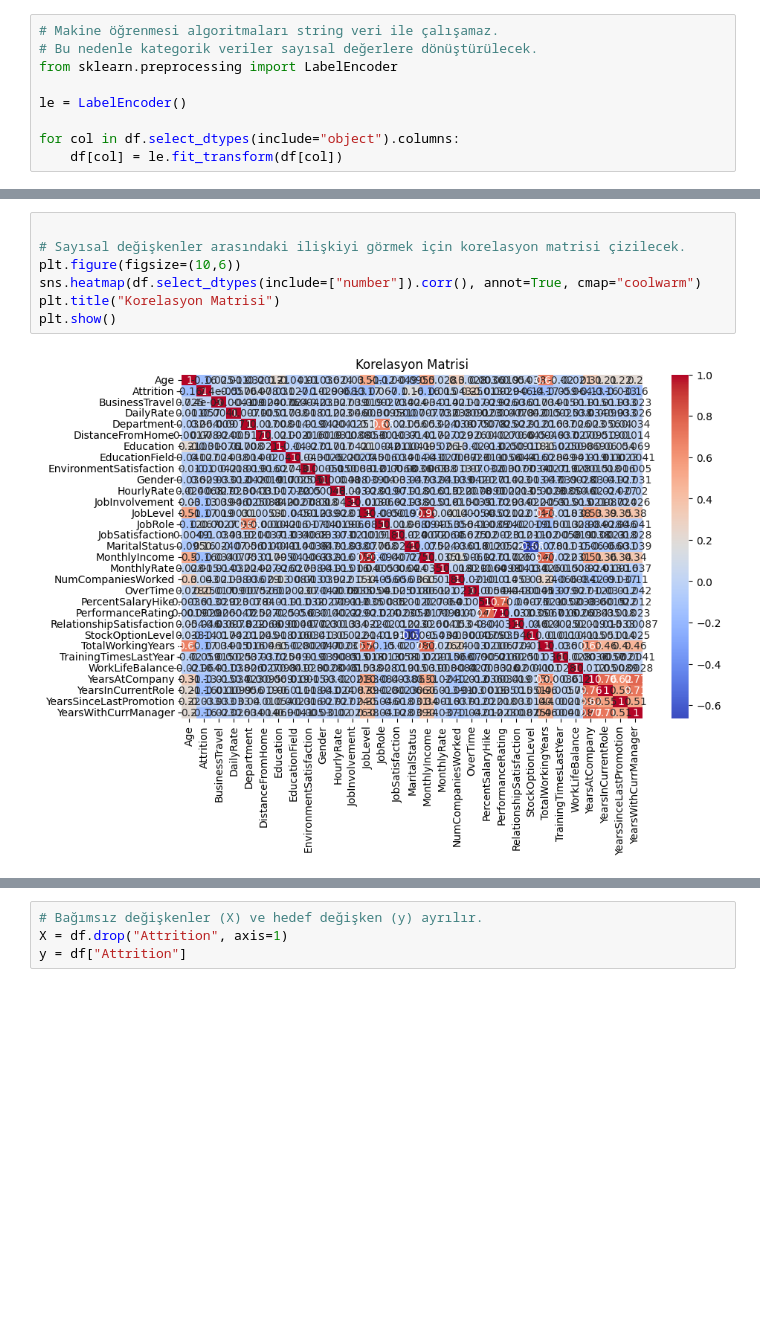
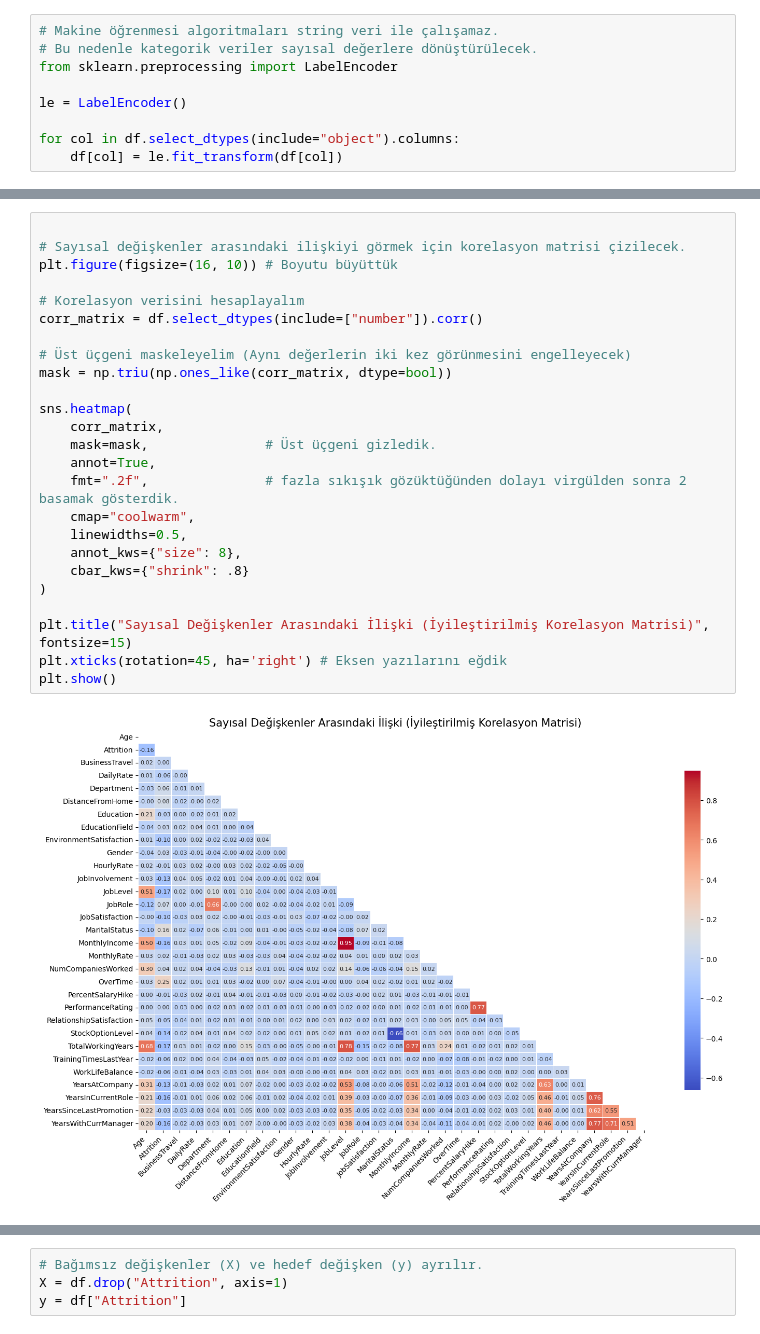
Before and after one commit to smyymrn8/Data_Analysis_Project_2026, a Jupyter notebook: notebooks/analysis.ipynb, the cells around one changed output, grey strips where cells are left out. Cells and saved outputs as stored; diff of their text form; blank space fills up the shorter version.

```diff
--- a/notebooks/analysis.ipynb
+++ b/notebooks/analysis.ipynb
@@ -247,10 +242,28 @@ Name: Attrition, dtype: float64
 # %%
 
 # Sayısal değişkenler arasındaki ilişkiyi görmek için korelasyon matrisi çizilecek.
-plt.figure(figsize=(10,6))
-sns.heatmap(df.select_dtypes(include=["number"]).corr(), annot=True, cmap="coolwarm")
-plt.title("Korelasyon Matrisi")
+plt.figure(figsize=(16, 10)) # Boyutu büyüttük
+
+# Korelasyon verisini hesaplayalım
+corr_matrix = df.select_dtypes(include=["number"]).corr()
+
+# Üst üçgeni maskeleyelim (Aynı değerlerin iki kez görünmesini engelleyecek)
+mask = np.triu(np.ones_like(corr_matrix, dtype=bool))
+
+sns.heatmap(
+    corr_matrix,
+    mask=mask,               # Üst üçgeni gizledik.
+    annot=True,
+    fmt=".2f",               # fazla sıkışık gözüktüğünden dolayı virgülden sonra 2 basamak gösterdik.
+    cmap="coolwarm",
+    linewidths=0.5,
+    annot_kws={"size": 8},
+    cbar_kws={"shrink": .8}
+)
+
+plt.title("Sayısal Değişkenler Arasındaki İlişki (İyileştirilmiş Korelasyon Matrisi)", fontsize=15)
+plt.xticks(rotation=45, ha='right') # Eksen yazılarını eğdik
 plt.show()
 # %% [output]
-[figure, old version]
+[figure, new version]
 # %%
```
Also changed, not shown: parts of 12 cells of this notebook.
